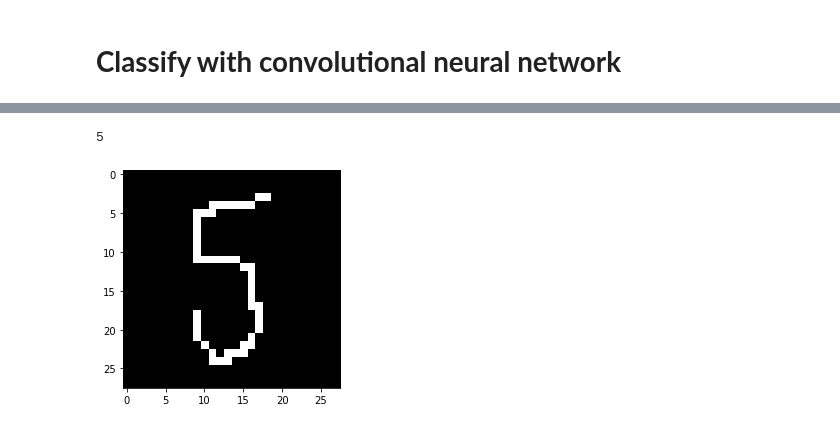
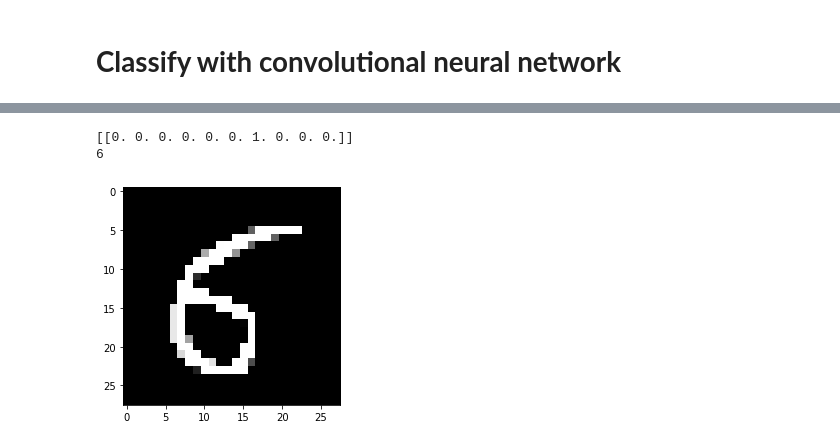
Before and after one commit to huynhspm/Basic_ML, a Jupyter notebook: Number Classification/Mnist_Project.ipynb, the cells around one changed output, grey strips where cells are left out. Saved outputs shown, nothing was run; the diff lists cells and outputs as text; code cells hidden in the pictures.

```diff
--- a/Number Classification/Mnist_Project.ipynb
+++ b/Number Classification/Mnist_Project.ipynb
@@ -228,23 +243,13 @@ X_test = X_test.reshape(X_test.shape[0], 28, 28, 1)
 # 2. build model
 model_CNN = Sequential()
 
-# Thêm Convolutional layer với 32 kernel, kích thước kernel 3*3
-# dùng hàm sigmoid làm activation và chỉ rõ input_shape cho layer đầu tiên
-model_CNN.add(Conv2D(32, (3, 3), activation='sigmoid', input_shape=(28,28,1)))
-
-# Thêm Convolutional layer
-model_CNN.add(Conv2D(32, (3, 3), activation='sigmoid'))
-
-# Thêm Max pooling layer
+model_CNN.add(Conv2D(32, (3, 3), activation='relu', input_shape=(img_width, img_height, img_channel)))
+model_CNN.add(Conv2D(32, (3, 3), activation='relu'))
 model_CNN.add(MaxPooling2D(pool_size=(2,2)))
 
-# Flatten layer chuyển từ tensor sang vector
 model_CNN.add(Flatten())
 
-# Thêm Fully Connected layer với 128 nodes và dùng hàm sigmoid
-model_CNN.add(Dense(128, activation='sigmoid'))
-
-# Output layer với 10 node và dùng softmax function để chuyển sang xác xuất.
+model_CNN.add(Dense(128, activation='relu'))
 model_CNN.add(Dense(10, activation='softmax'))
 
 model_CNN.compile(loss='sparse_categorical_crossentropy', optimizer='adam', metrics=['accuracy'])
@@ -268,3 +273,17 @@ Total params: 600,810
 Trainable params: 600,810
 Non-trainable params: 0
 _________________________________________________________________
+# %%
+# 3. train model
+start_time = time.time()
+
+numOfEpoch = 30
+earlystop = EarlyStopping(patience = 10)
+learning_rate_reduction = ReduceLROnPlateau(monitor = 'val_accuracy', patience = 2,
+                                            verbose = 1, factor = 0.5, min_lr = 0.00001)
+
+H_CNN = model_CNN.fit(train_generator, epochs = numOfEpoch, validation_data = val_generator,
+               verbose=1, callbacks=[earlystop,learning_rate_reduction])
+
+end_time = time.time()
+print("Running time: %.2f (s)" % (end_time - start_time))
@@ -271,7 +330,7 @@ _________________________________________________________________
 # %%
-# 3. train model
+# 6. Đánh giá model với testset
 start_time = time.time()
-H_CNN = model_CNN.fit(X_train, y_train, validation_split=0.2, batch_size=32, epochs=10, verbose=1)
+print('[loss, accuracy]', model_CNN.evaluate(test_generator, verbose = 1))
 end_time = time.time()
 print("Running time: %.2f (s)" % (end_time - start_time))
 # %% [output]
@@ -348,11 +358,14 @@ Saving test.png to test.png
 # %%
 # 9. predict ảnh tự vẽ
 import cv2
-img = cv2.imread('test.png', cv2.IMREAD_GRAYSCALE)
+img = cv2.imread('test.jpg', cv2.IMREAD_GRAYSCALE)
+img = cv2.resize(src=img, dsize=(img_width, img_height))
 plt.imshow(img, cmap='gray')
 
-y_pred = model_CNN.predict(img.reshape(1, 28, 28, 1))
+y_pred = model_CNN.predict(img.reshape(1, img_width, img_height, img_channel))
+print(y_pred)
 print(np.argmax(y_pred))
 # %% [output]
-5
+[[0. 0. 0. 0. 0. 0. 1. 0. 0. 0.]]
+6
-[figure, old version]
+[figure, new version]
```
Also changed, not shown: parts of 25 cells of this notebook.
